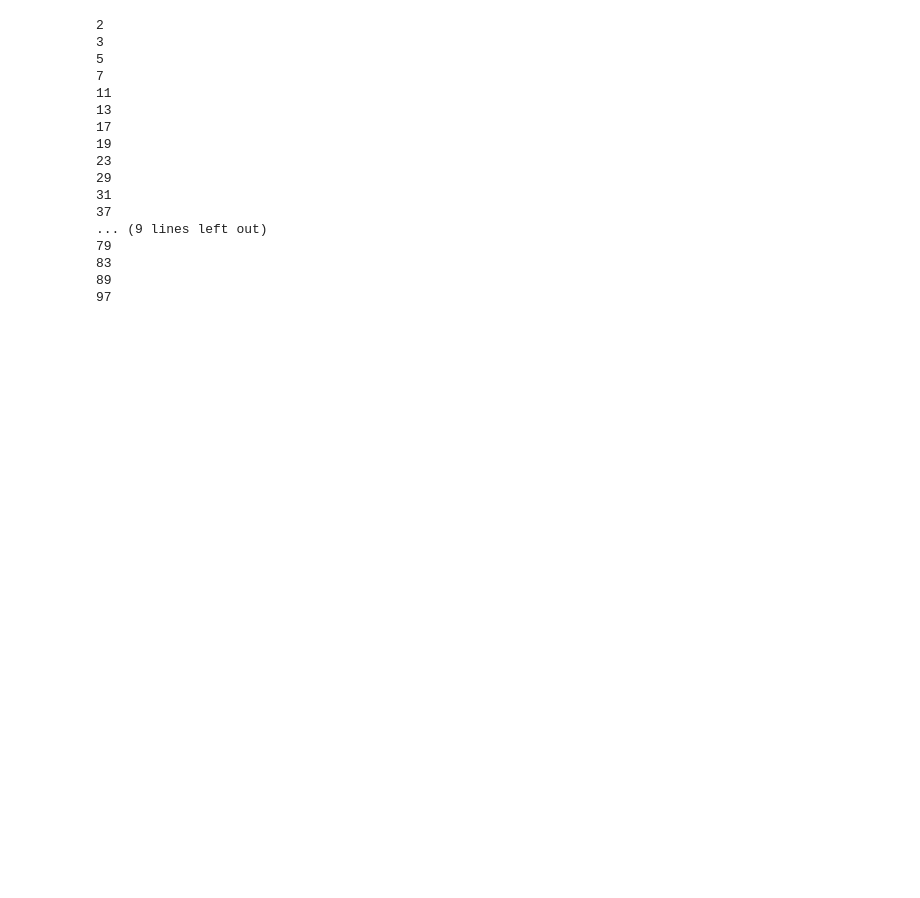
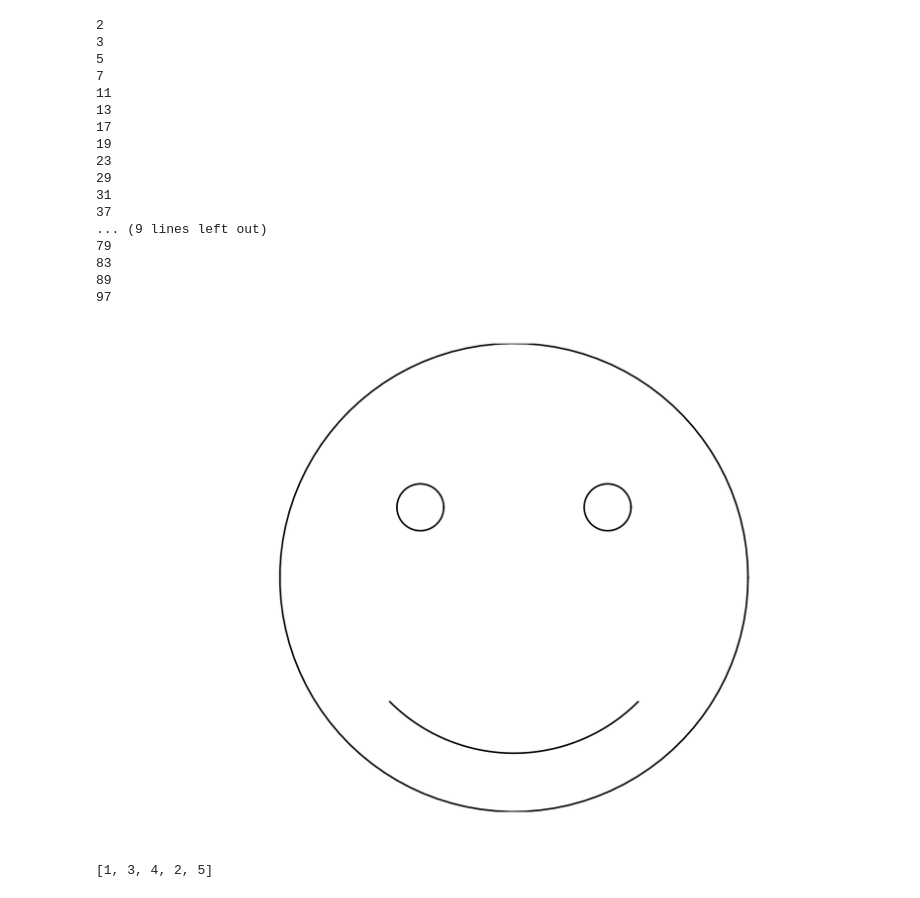
Before and after one commit to wackywendell/learnpython, a Jupyter notebook: Answers-004.ipynb, the cells around one changed output. Saved outputs shown, nothing was run; the diff lists cells and outputs as text; code cells hidden in the pictures; blank space fills up the shorter version.

```diff
--- a/Answers-004.ipynb
+++ b/Answers-004.ipynb
@@ -68,3 +72,31 @@ for n in range(2, 100):
 83
 89
 97
+# %%
+def draw_circle(radius, center_x=0, center_y=0, start_angle=0.0, end_angle=2*pi, npoints=100):
+    angles = linspace(start_angle, end_angle, npoints)
+    xs = cos(angles) * radius + center_x
+    ys = sin(angles) * radius + center_y
+
+    plot(xs, ys, 'k-')
+    axis('equal')
+    axis('off')
+
+draw_circle(2.0)
+draw_circle(0.2, -0.8, 0.6)
+draw_circle(0.2, 0.8, 0.6)
+draw_circle(1.5, 0, 0, pi*5/4, pi*7/4)
+savefig('data/smileyface.svg')
+# %% [output]
+[figure, added]
+# %%
+def remove_all_2s(lst):
+    """Removes all 2s in a list, and returns the list."""
+    for n in lst:
+        if n == 2:
+            lst.remove(n)
+    return lst
+
+remove_all_2s([1,2,2,3,2,4,2,5])
+# %% [output]
+[1, 3, 4, 2, 5]
```
Also changed, not shown: parts of 1 cell of this notebook, 2 other files.
